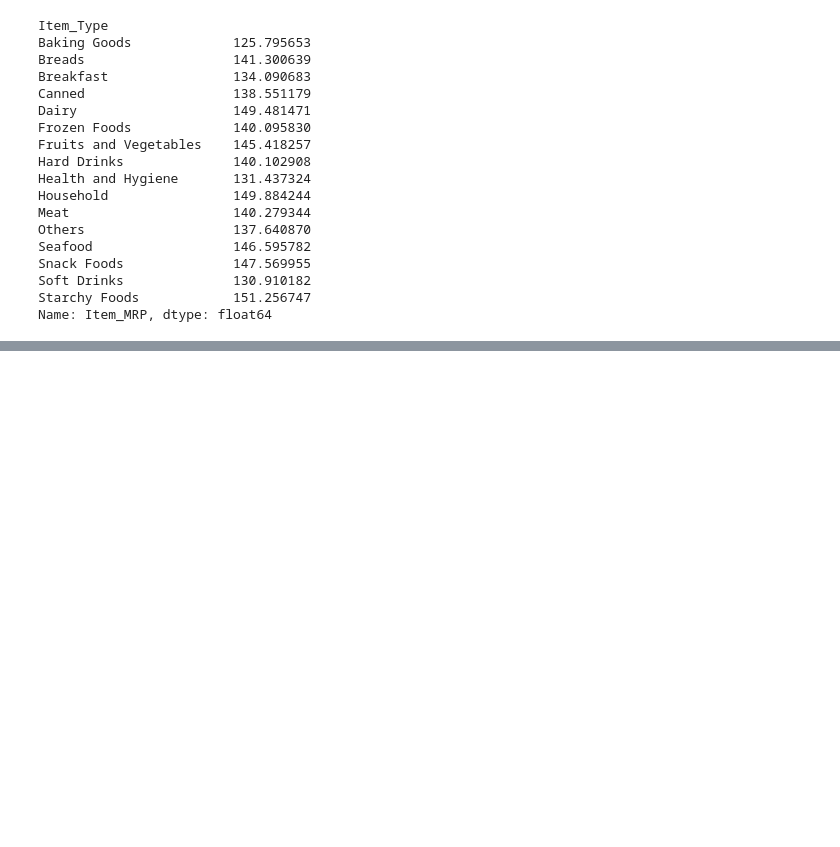
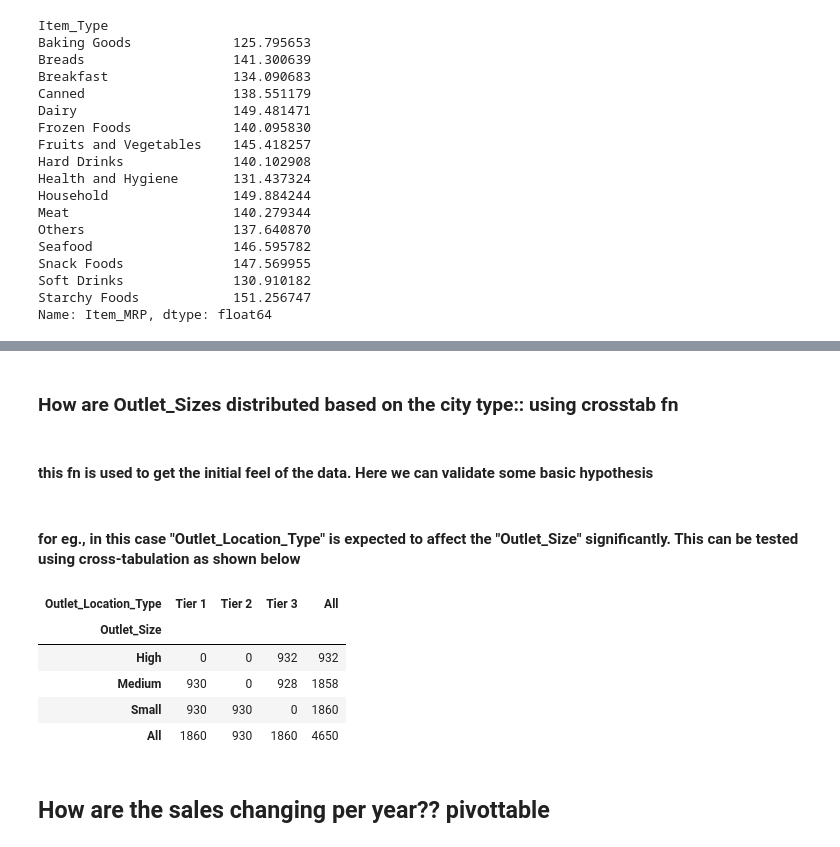
Before and after one commit to rajharsh72/Machine-Learning-Libraries, a Jupyter notebook: Pandas/data_manipulation_using_pandas.ipynb, the cells around one changed output, grey strips where cells are left out. Cells and saved outputs as stored; diff of their text form; code cells hidden in the pictures; blank space fills up the shorter version.

```diff
--- a/Pandas/data_manipulation_using_pandas.ipynb
+++ b/Pandas/data_manipulation_using_pandas.ipynb
@@ -389,0 +414,19 @@ Name: Item_MRP, dtype: float64
+# %% [markdown]
+### How are Outlet_Sizes distributed based on the city type:: using crosstab fn
+# %% [markdown]
+#### this fn is used to get the initial feel of the data. Here we can validate some basic hypothesis
+# %% [markdown]
+#### for eg., in this case "Outlet_Location_Type" is expected to affect the "Outlet_Size" significantly. This can be tested using cross-tabulation as shown below
+# %%
+#generate cross-tab of outlet size based on the outlet city
+
+pd.crosstab(data["Outlet_Size"], data["Outlet_Location_Type"], margins = True)
+# %% [output]
+| Outlet_Location_Type | Tier 1 | Tier 2 | Tier 3 | All |
+| Outlet_Size |  |  |  |  |
+| High | 0 | 0 | 932 | 932 |
+| Medium | 930 | 0 | 928 | 1858 |
+| Small | 930 | 930 | 0 | 1860 |
+| All | 1860 | 930 | 1860 | 4650 |
+# %% [markdown]
+## How are the sales changing per year?? pivottable
```
Also changed, not shown: parts of 8 cells of this notebook.
